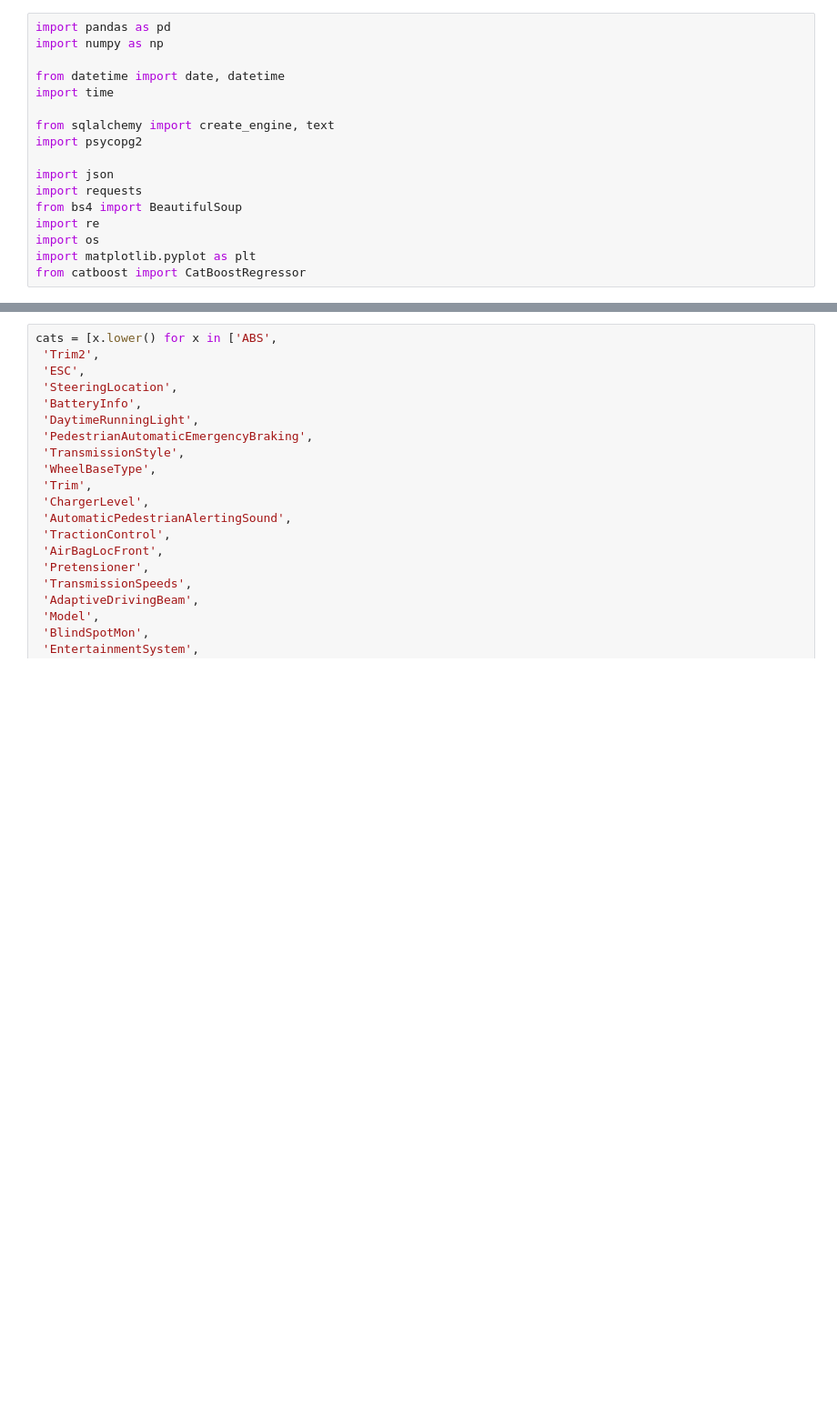
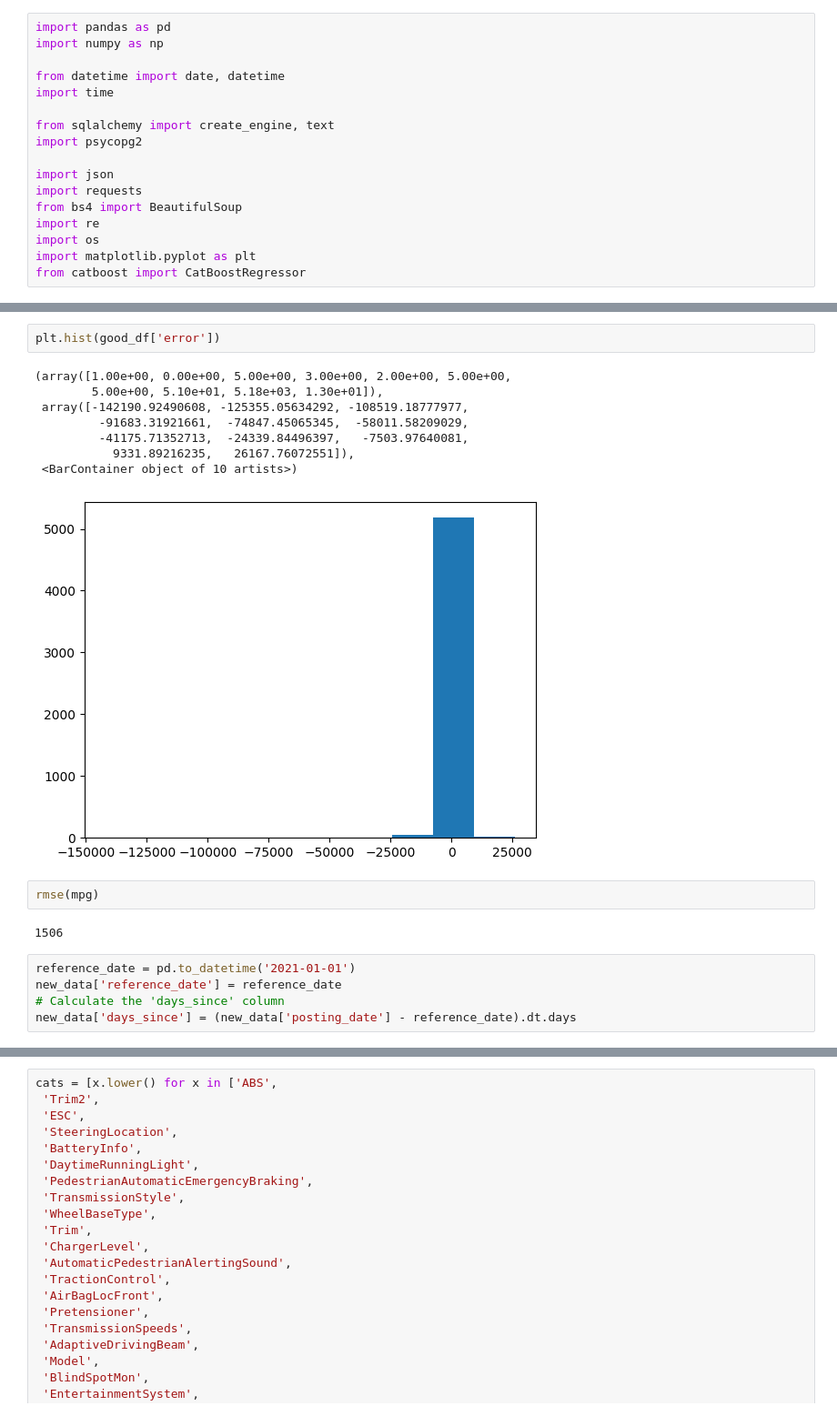
Before and after one commit to pgrts/car_proj, a Jupyter notebook: scraper/unique_combos-checkpoint.ipynb, the cells around one changed output, grey strips where cells are left out. Shown at 91% size. Cells and saved outputs as stored; diff of their text form; blank space fills up the shorter version.

```diff
--- a/scraper/unique_combos-checkpoint.ipynb
+++ b/scraper/unique_combos-checkpoint.ipynb
@@ -38,0 +524,20 @@ new_data
+# %%
+plt.hist(good_df['error'])
+# %% [output]
+(array([1.00e+00, 0.00e+00, 5.00e+00, 3.00e+00, 2.00e+00, 5.00e+00,
+        5.00e+00, 5.10e+01, 5.18e+03, 1.30e+01]),
+ array([-142190.92490608, -125355.05634292, -108519.18777977,
+         -91683.31921661,  -74847.45065345,  -58011.58209029,
+         -41175.71352713,  -24339.84496397,   -7503.97640081,
+           9331.89216235,   26167.76072551]),
+ <BarContainer object of 10 artists>)
+[figure, added]
+# %%
+rmse(mpg)
+# %% [output]
+1506
+# %%
+reference_date = pd.to_datetime('2021-01-01')
+new_data['reference_date'] = reference_date
+# Calculate the 'days_since' column
+new_data['days_since'] = (new_data['posting_date'] - reference_date).dt.days
```
Also changed, not shown: parts of 168 cells of this notebook, 18 other files.
